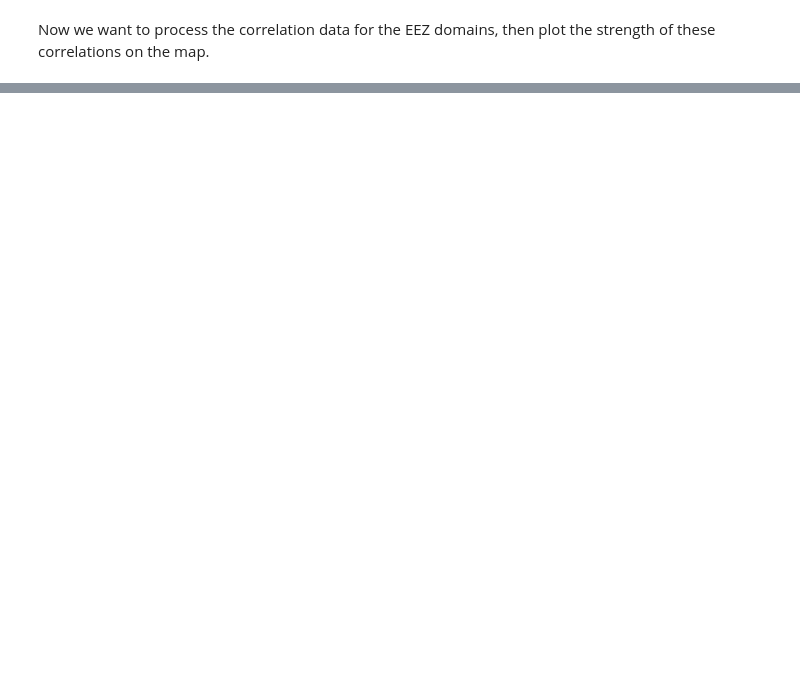
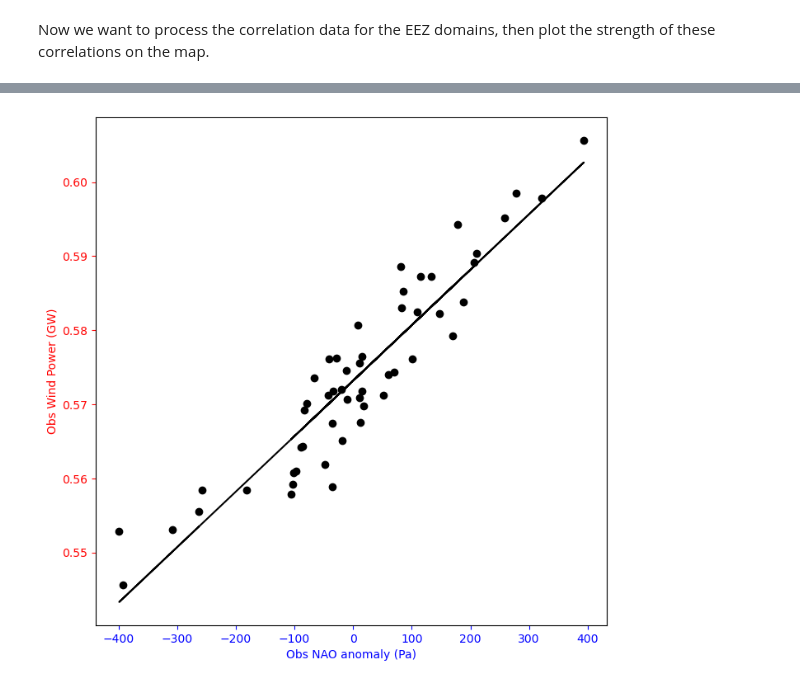
Before and after one commit to benhutchmet/energy-met-corr, a Jupyter notebook: testing-shapefiles.ipynb, the cells around one changed output, grey strips where cells are left out. Cells and saved outputs as stored; diff of their text form; code cells hidden in the pictures; blank space fills up the shorter version.

```diff
--- a/testing-shapefiles.ipynb
+++ b/testing-shapefiles.ipynb
@@ -204,3 +560,29 @@ ax.set_ylim(30, 80)
+# %%
+# Plot a scatter plot of NAO agaist wind power
+plt.figure(figsize=(8, 8))
+
+# Plot the scatter plot
+plt.scatter(cfs["NAO anomaly (Pa)"], cfs.N_Europe, color="k")
+
+# Include a line of best fit
+m, b = np.polyfit(cfs["NAO anomaly (Pa)"], cfs.N_Europe, 1)
+
+# Plot the line of best fit
+plt.plot(cfs["NAO anomaly (Pa)"], m * cfs["NAO anomaly (Pa)"] + b, "k")
+
+# Set the x-axis label
+plt.xlabel("Obs NAO anomaly (Pa)", color="b")
+
+# Set the xticks to blue
+plt.tick_params(axis="x", colors="b")
+
+# Set the y-axis label
+plt.ylabel("Obs Wind Power (GW)", color="r")
+
+# Set the yticks to red
+plt.tick_params(axis="y", colors="r")
+# %% [output]
+[figure, added]
 # %%
 # Load in the ERA5 data for the NAO index
 # Use this file
```
Also changed, not shown: parts of 32 cells of this notebook, 2 other files.
